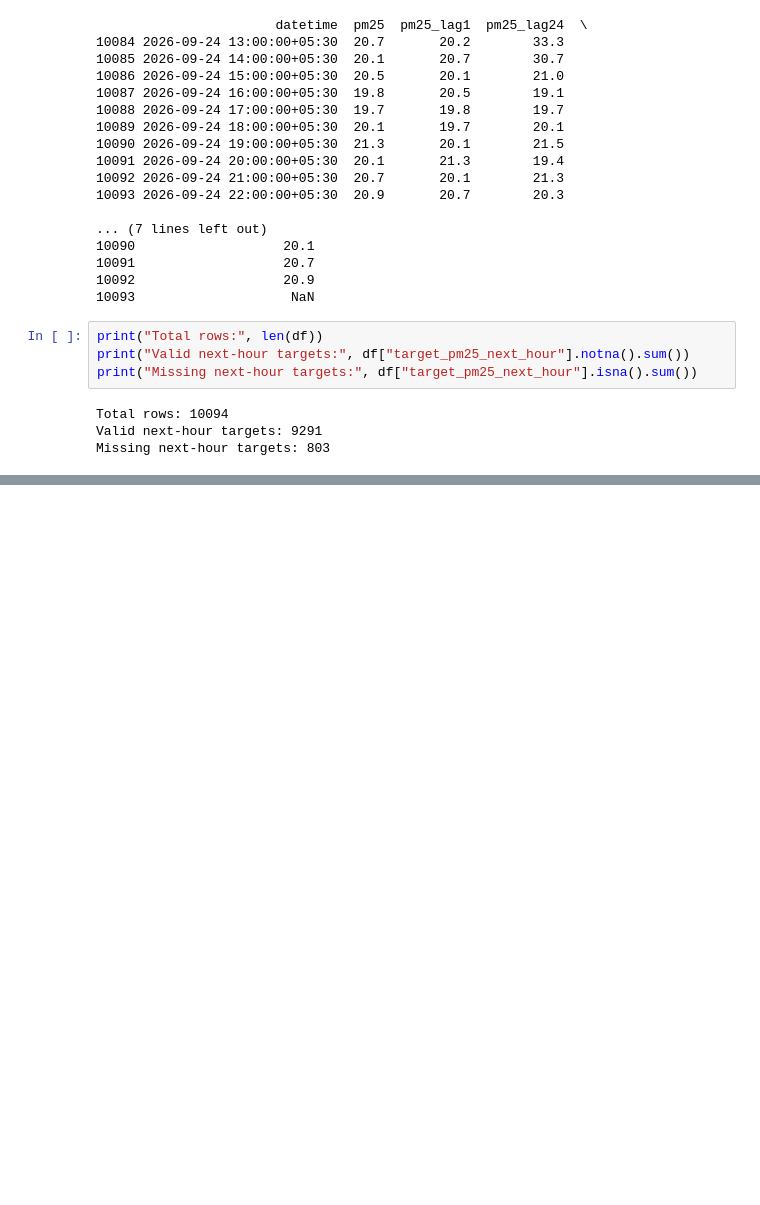
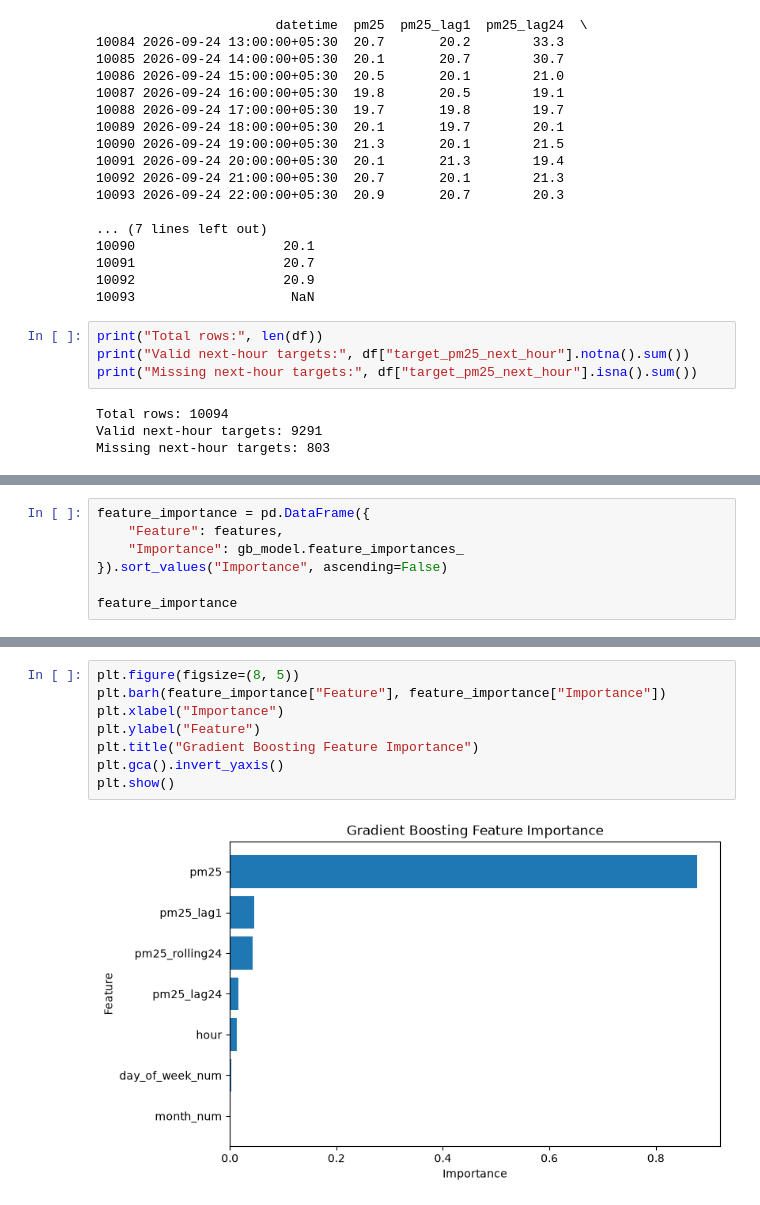
Before and after one commit to Arathii26/kerala-air-quality-intelligence, a Jupyter notebook: notebooks/01_first_look.ipynb, the cells around one changed output, grey strips where cells are left out. Saved outputs shown, nothing was run; the diff lists cells and outputs as text; blank space fills up the shorter version.

```diff
--- a/notebooks/01_first_look.ipynb
+++ b/notebooks/01_first_look.ipynb
@@ -4018,0 +4699,7 @@ Missing next-hour targets: 803
+# %%
+feature_importance = pd.DataFrame({
+    "Feature": features,
+    "Importance": gb_model.feature_importances_
+}).sort_values("Importance", ascending=False)
+
+feature_importance
@@ -4018,0 +4715,10 @@ Missing next-hour targets: 803
+# %%
+plt.figure(figsize=(8, 5))
+plt.barh(feature_importance["Feature"], feature_importance["Importance"])
+plt.xlabel("Importance")
+plt.ylabel("Feature")
+plt.title("Gradient Boosting Feature Importance")
+plt.gca().invert_yaxis()
+plt.show()
+# %% [output]
+[figure, added]
```
Also changed, not shown: parts of 82 cells of this notebook, 10 other files.
